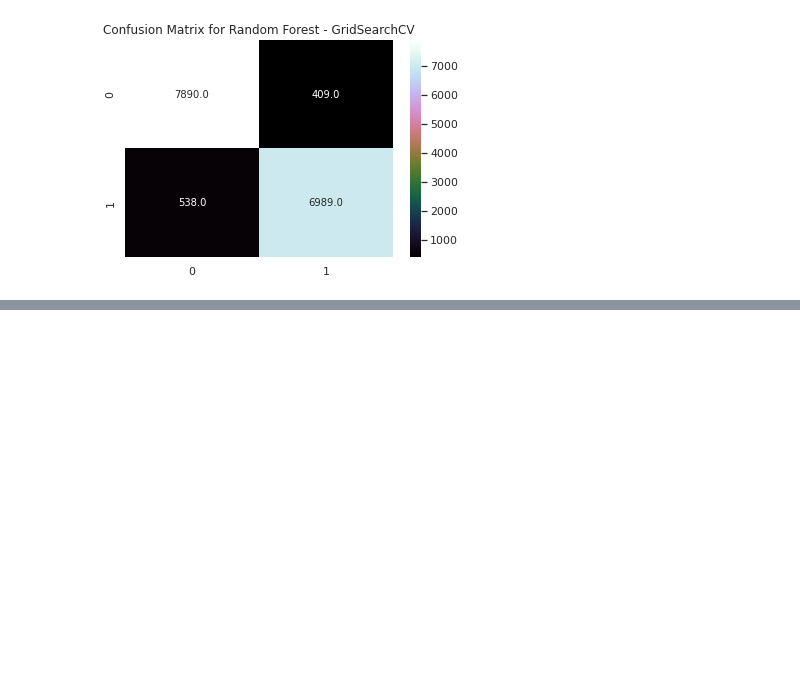
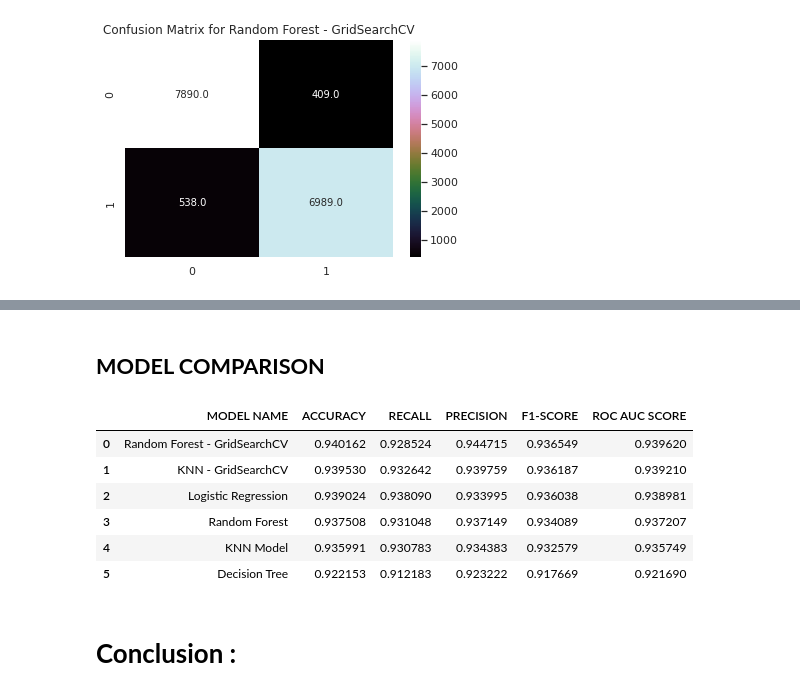
Before and after one commit to Arka1212/Airline-Passenger-Referral-Prediction, a Jupyter notebook: Airline_Passenger_Referral_Prediction.ipynb, the cells around one changed output, grey strips where cells are left out. Saved outputs shown, nothing was run; the diff lists cells and outputs as text; code cells hidden in the pictures; blank space fills up the shorter version.

```diff
--- a/Airline_Passenger_Referral_Prediction.ipynb
+++ b/Airline_Passenger_Referral_Prediction.ipynb
@@ -697,0 +778,20 @@ metrics_df = add_metrics_details("Random Forest - GridSearchCV",Y_test,Y_pred,me
+# %% [markdown]
+## **MODEL COMPARISON**
+# %%
+# Sorting the dataset by high to low accuracy score.
+metrics_df = metrics_df.sort_values("ACCURACY",ascending=False)
+metrics_df = metrics_df.reset_index(drop=True)
+metrics_df
+
+# DataFrame clearly shows the winner model out of all though by a very minute margin and that is 'Random Forest - GridSearchCV'.
+# 'Decision Tree' is the worst performer out of all.
+# %% [output]
+|  | MODEL NAME | ACCURACY | RECALL | PRECISION | F1-SCORE | ROC AUC SCORE |
+| 0 | Random Forest - GridSearchCV | 0.940162 | 0.928524 | 0.944715 | 0.936549 | 0.939620 |
+| 1 | KNN - GridSearchCV | 0.939530 | 0.932642 | 0.939759 | 0.936187 | 0.939210 |
+| 2 | Logistic Regression | 0.939024 | 0.938090 | 0.933995 | 0.936038 | 0.938981 |
+| 3 | Random Forest | 0.937508 | 0.931048 | 0.937149 | 0.934089 | 0.937207 |
+| 4 | KNN Model | 0.935991 | 0.930783 | 0.934383 | 0.932579 | 0.935749 |
+| 5 | Decision Tree | 0.922153 | 0.912183 | 0.923222 | 0.917669 | 0.921690 |
+# %% [markdown]
+# **Conclusion :**
```
Also changed, not shown: parts of 12 cells of this notebook.
